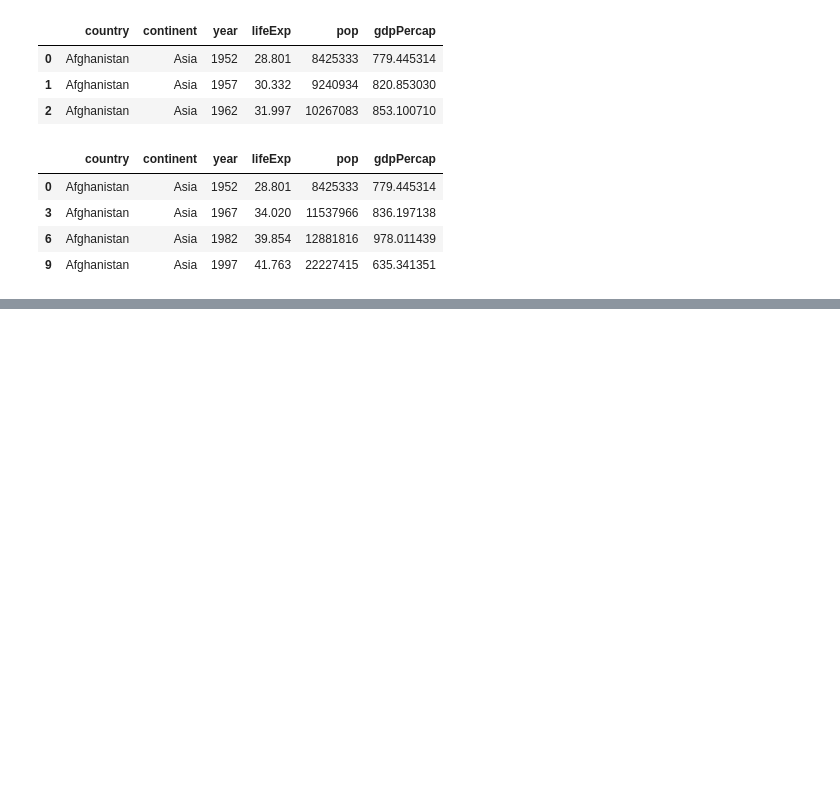
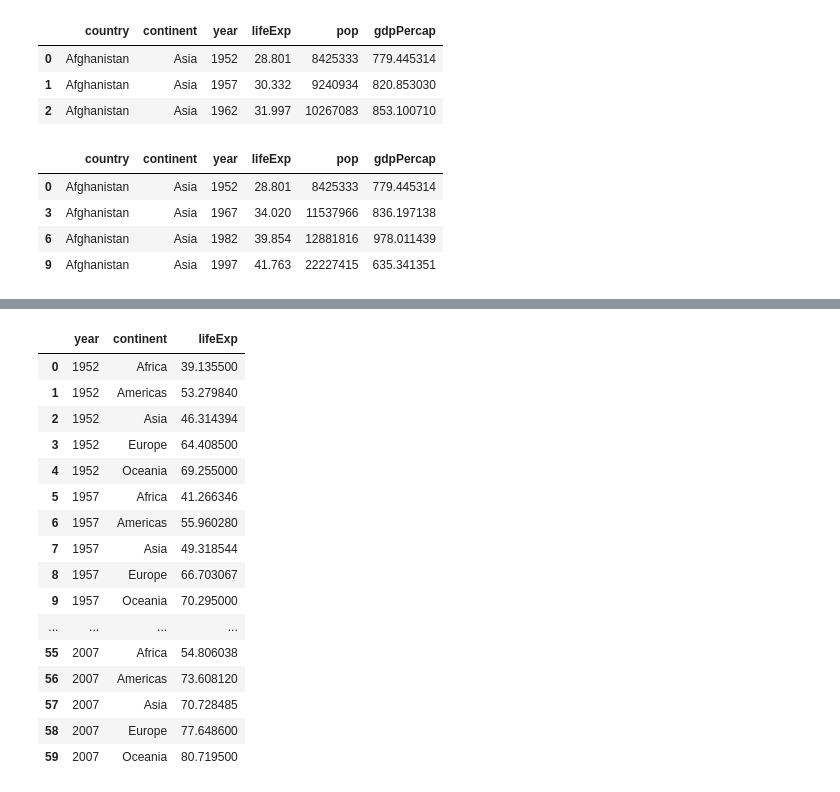
Before and after one commit to chendaniely/2017-10-26-python_crash_course, a Jupyter notebook: class/01-pandas_intro.ipynb, the cells around one changed output, grey strips where cells are left out. Cells and saved outputs as stored; diff of their text form; code cells hidden in the pictures; blank space fills up the shorter version.

```diff
--- a/class/01-pandas_intro.ipynb
+++ b/class/01-pandas_intro.ipynb
@@ -286,0 +445,22 @@ df.loc[0:10:3, :].head()
+# %%
+grouped_year_cont = df.groupby(['year', 'continent'])['lifeExp'].mean()
+# %%
+grouped_year_cont.reset_index()
+# %% [output]
+|  | year | continent | lifeExp |
+| 0 | 1952 | Africa | 39.135500 |
+| 1 | 1952 | Americas | 53.279840 |
+| 2 | 1952 | Asia | 46.314394 |
+| 3 | 1952 | Europe | 64.408500 |
+| 4 | 1952 | Oceania | 69.255000 |
+| 5 | 1957 | Africa | 41.266346 |
+| 6 | 1957 | Americas | 55.960280 |
+| 7 | 1957 | Asia | 49.318544 |
+| 8 | 1957 | Europe | 66.703067 |
+| 9 | 1957 | Oceania | 70.295000 |
+| ... | ... | ... | ... |
+| 55 | 2007 | Africa | 54.806038 |
+| 56 | 2007 | Americas | 73.608120 |
+| 57 | 2007 | Asia | 70.728485 |
+| 58 | 2007 | Europe | 77.648600 |
+| 59 | 2007 | Oceania | 80.719500 |
```
Also changed, not shown: parts of 22 cells of this notebook, 11 other files.
